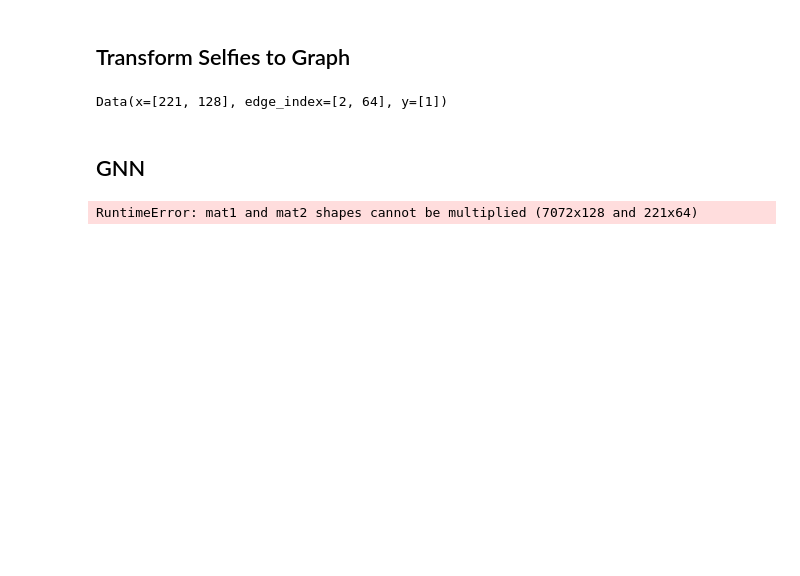
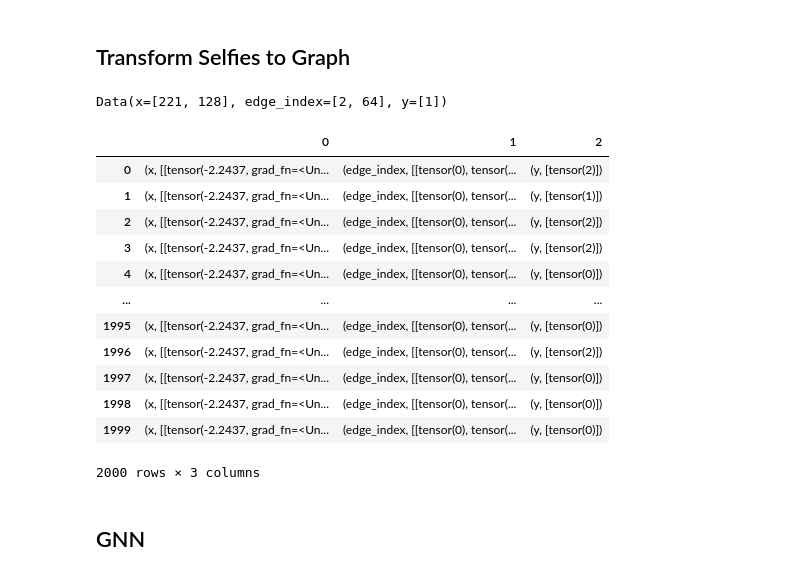
Before and after one commit to ianliu1997/C242-Final-Project, a Jupyter notebook: GNN.ipynb, the cells around one changed output. Saved outputs shown, nothing was run; the diff lists cells and outputs as text; code cells hidden in the pictures; blank space fills up the shorter version.

```diff
--- a/GNN.ipynb
+++ b/GNN.ipynb
@@ -122,7 +122,7 @@ sampled_sf
 2000 rows × 2 columns
 # %%
 # Convert label into numerical labels
-activity_to_index = {'CI': 0, 'CA': 1, 'CM': 2}
+activity_to_index = {'CI': 0, 'CM': 1, 'CA': 2}
 train_labels = [activity_to_index[label] for label in sampled_sf['activity']]
 train_labels
 # %% [output]
@@ -254,33 +254,47 @@ def create_graph_data_object(tokenized_selfies, embedded_selfies, labels):
     """
     graph_data_list = []
 
     for i, token_list in enumerate(tokenized_selfies):
         # Get node features from embeddings
         node_features = embedded_selfies[i]
 
         # Create edges
         # Connects each node to the next, creating a path graph
         edge_index = []
         for j in range(len(token_list) - 1):
             edge_index.append([j, j + 1])
             edge_index.append([j + 1, j])  # Adding reverse edge for undirected graph
 
         edge_index = torch.tensor(edge_index, dtype=torch.long).t().contiguous()
         label = torch.tensor([labels[i]], dtype=torch.long)
 
         # Create a graph data object
         data = Data(x=node_features, edge_index=edge_index, y=label)
         graph_data_list.append(data)
 
     return graph_data_list
 
 # Assume embedded_selfies is a padded tensor where each row corresponds to embeddings of a molecule
 graph_data_list = create_graph_data_object(tokenized_selfies, embedded_selfies, train_labels)
 
 # Print the first graph object
 print(graph_data_list[0])
+pd.DataFrame(graph_data_list)
 # %% [output]
 Data(x=[221, 128], edge_index=[2, 64], y=[1])
+|  | 0 | 1 | 2 |
+| 0 | (x, [[tensor(-2.2437, grad_fn=<Un... | (edge_index, [[tensor(0), tensor(... | (y, [tensor(2)]) |
+| 1 | (x, [[tensor(-2.2437, grad_fn=<Un... | (edge_index, [[tensor(0), tensor(... | (y, [tensor(1)]) |
+| 2 | (x, [[tensor(-2.2437, grad_fn=<Un... | (edge_index, [[tensor(0), tensor(... | (y, [tensor(2)]) |
+| 3 | (x, [[tensor(-2.2437, grad_fn=<Un... | (edge_index, [[tensor(0), tensor(... | (y, [tensor(2)]) |
+| 4 | (x, [[tensor(-2.2437, grad_fn=<Un... | (edge_index, [[tensor(0), tensor(... | (y, [tensor(0)]) |
+| ... | ... | ... | ... |
+| 1995 | (x, [[tensor(-2.2437, grad_fn=<Un... | (edge_index, [[tensor(0), tensor(... | (y, [tensor(0)]) |
+| 1996 | (x, [[tensor(-2.2437, grad_fn=<Un... | (edge_index, [[tensor(0), tensor(... | (y, [tensor(2)]) |
+| 1997 | (x, [[tensor(-2.2437, grad_fn=<Un... | (edge_index, [[tensor(0), tensor(... | (y, [tensor(0)]) |
+| 1998 | (x, [[tensor(-2.2437, grad_fn=<Un... | (edge_index, [[tensor(0), tensor(... | (y, [tensor(0)]) |
+| 1999 | (x, [[tensor(-2.2437, grad_fn=<Un... | (edge_index, [[tensor(0), tensor(... | (y, [tensor(0)]) |
+2000 rows × 3 columns
 # %% [markdown]
 ## GNN
 # %%
@@ -383,9 +400,5 @@ train_graphs, val_graphs = train_test_split(graph_data_list, test_size=0.2, rand
 train_loader = DataLoader(train_graphs, batch_size=32, shuffle=True)
 val_loader = DataLoader(val_graphs, batch_size=32, shuffle=False)
 
-trainer = GNNTrainer(net)
-
-# Assuming train_loader and val_loader are set up correctly
-trainer.train(train_loader, val_loader)
+#trainer = GNNTrainer(net)
+#trainer.train(train_loader, val_loader)
-# %% [output]
-RuntimeError: mat1 and mat2 shapes cannot be multiplied (7072x128 and 221x64)
```
Also changed, not shown: parts of 4 cells of this notebook, 2 other files.
